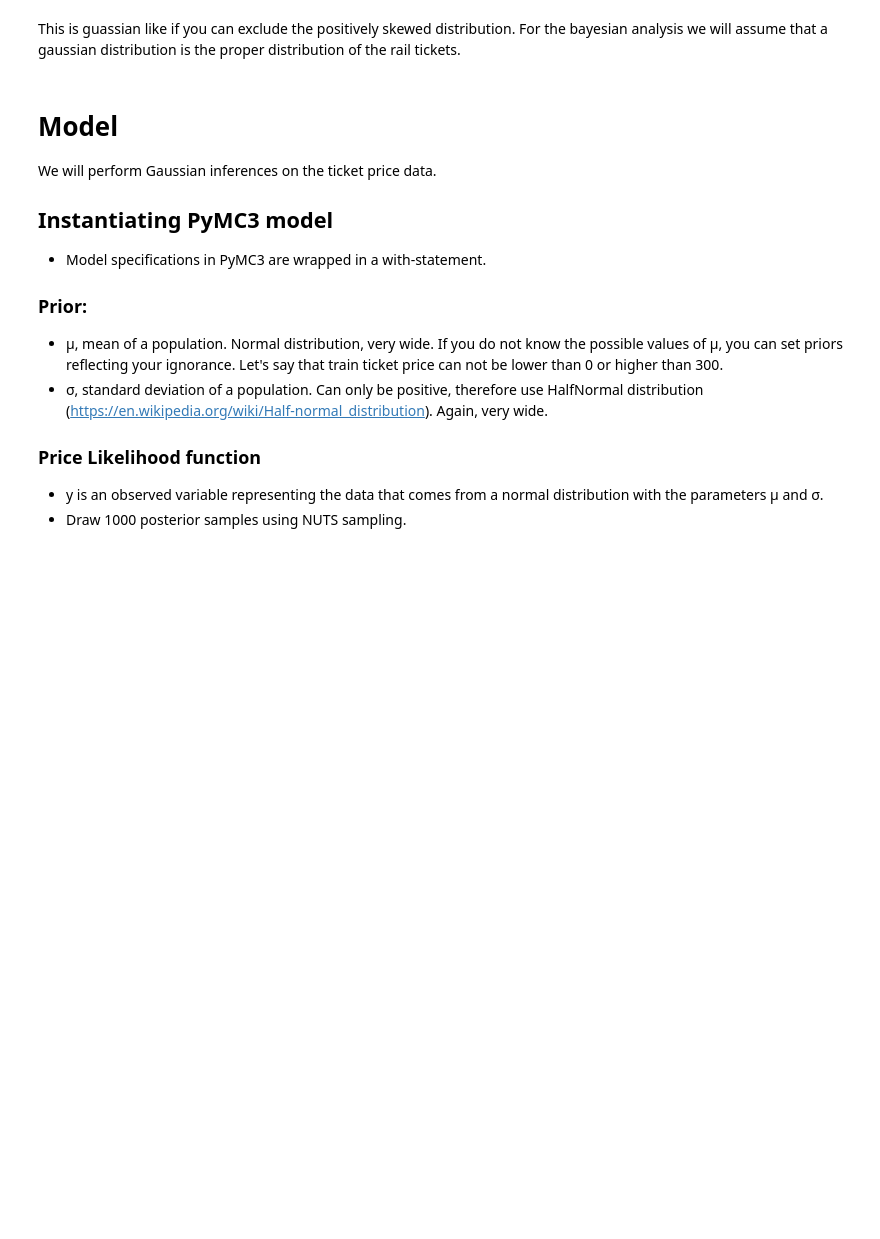
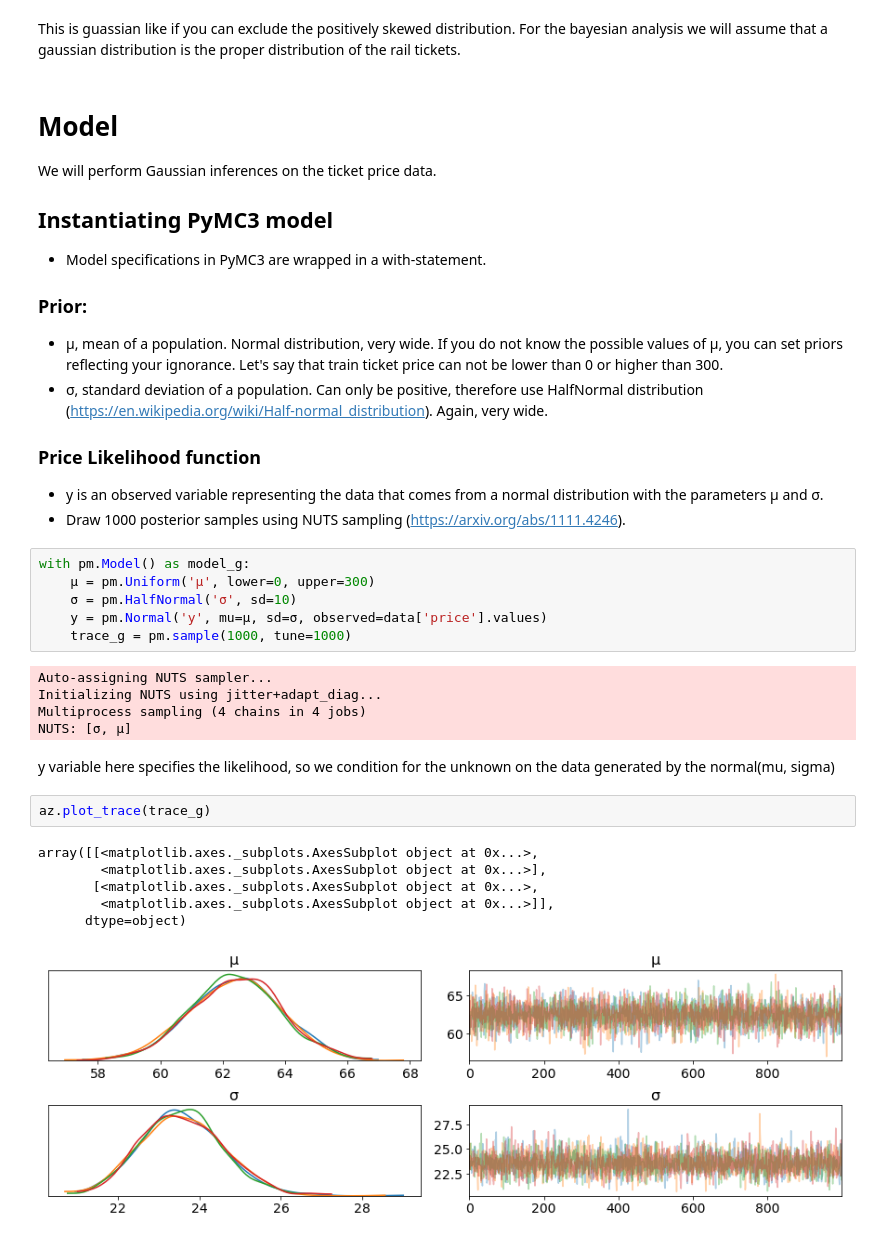
Before and after one commit to stewartyoung/bayesian-pyMC3, a Jupyter notebook: BayesianAnalysis.ipynb, the cells around one changed output. Drawn from its saved outputs; the diff is of its cells as text; blank space fills up the shorter version.

Commit message:
generate distributions of the parameters

```diff
--- a/BayesianAnalysis.ipynb
+++ b/BayesianAnalysis.ipynb
@@ -96,4 +96,26 @@ We will perform Gaussian inferences on the ticket price data.
 * σ, standard deviation of a population. Can only be positive, therefore use HalfNormal distribution (https://en.wikipedia.org/wiki/Half-normal_distribution). Again, very wide.
 ### Price Likelihood function
 * y is an observed variable representing the data that comes from a normal distribution with the parameters μ and σ.
-* Draw 1000 posterior samples using NUTS sampling.
+* Draw 1000 posterior samples using NUTS sampling (https://arxiv.org/abs/1111.4246).
+# %%
+with pm.Model() as model_g:
+    μ = pm.Uniform('μ', lower=0, upper=300)
+    σ = pm.HalfNormal('σ', sd=10)
+    y = pm.Normal('y', mu=μ, sd=σ, observed=data['price'].values)
+    trace_g = pm.sample(1000, tune=1000)
+# %% [output]
+Auto-assigning NUTS sampler...
+Initializing NUTS using jitter+adapt_diag...
+Multiprocess sampling (4 chains in 4 jobs)
+NUTS: [σ, μ]
+# %% [markdown]
+y variable here specifies the likelihood, so we condition for the unknown on the data generated by the normal(mu, sigma)
+# %%
+az.plot_trace(trace_g)
+# %% [output]
+array([[<matplotlib.axes._subplots.AxesSubplot object at 0x...>,
+        <matplotlib.axes._subplots.AxesSubplot object at 0x...>],
+       [<matplotlib.axes._subplots.AxesSubplot object at 0x...>,
+        <matplotlib.axes._subplots.AxesSubplot object at 0x...>]],
+      dtype=object)
+[figure, added]
```
Also changed, not shown: parts of 4 cells of this notebook.
